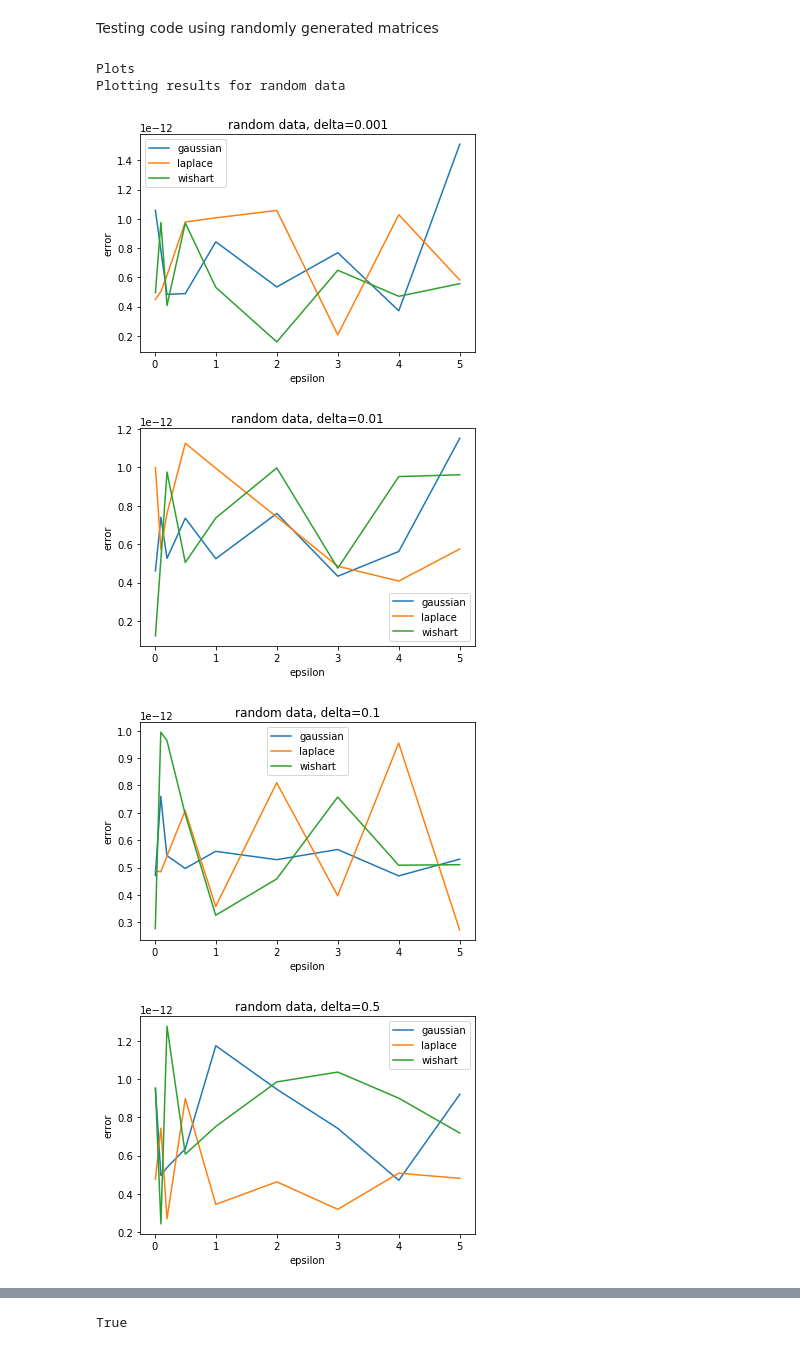
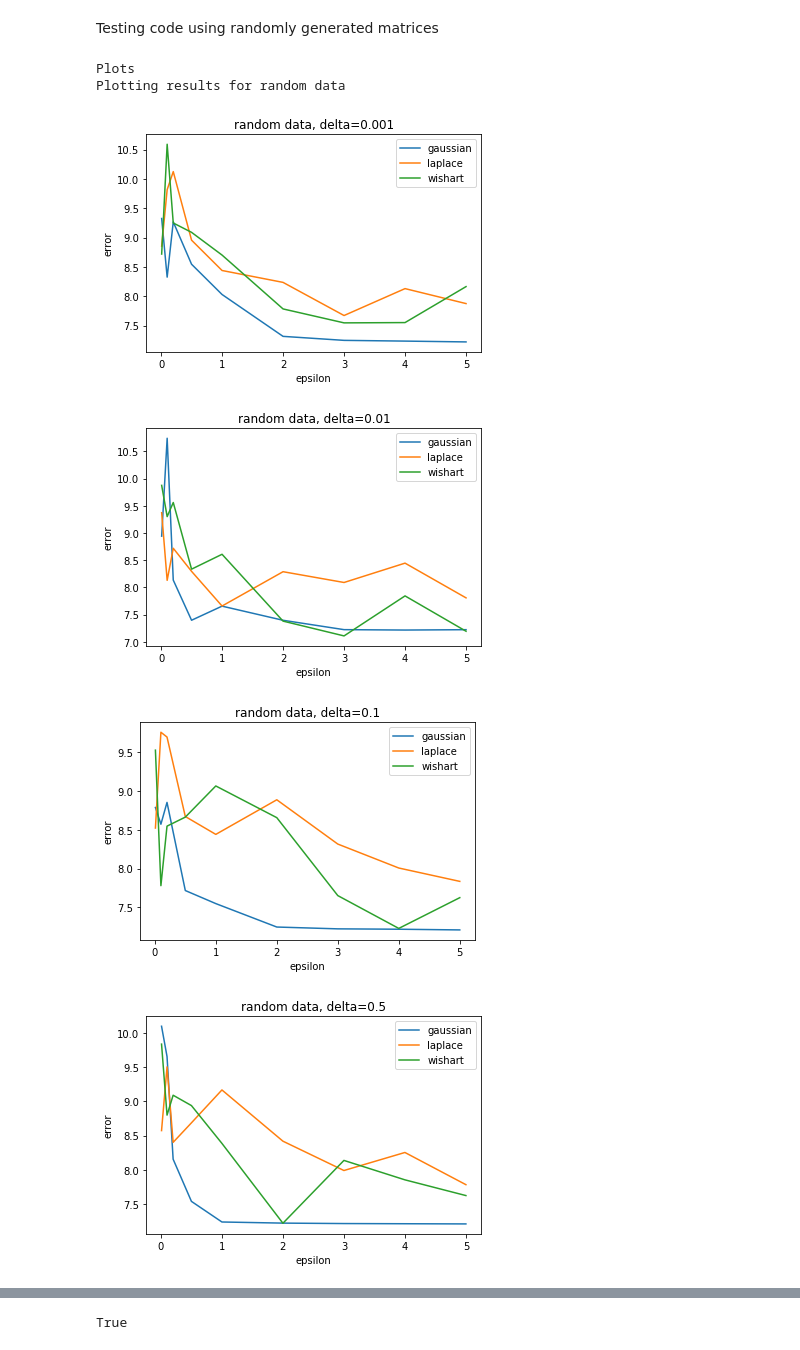
Before and after one commit to rameshrahul/PCA_analysis, a Jupyter notebook: PCA_testing.ipynb, the cells around one changed output, grey strips where cells are left out. Cells and saved outputs as stored; diff of their text form; code cells hidden in the pictures.

Commit message:
incorporated random samples, added graphs

```diff
--- a/PCA_testing.ipynb
+++ b/PCA_testing.ipynb
@@ -41,23 +41,23 @@ for name in data_vars:
 # %%
 import matplotlib.pyplot as plt
 
 print ("Plots")
 
 for name in data_vars:
     print ("Plotting results for {} data".format(name))
     results = results_by_data[name]
     for delta in delta_range:
         for alg in algs:
-            plt.plot(epsilon_range,[o_ring_results[epsilon][delta][alg] for epsilon in epsilon_range], label=alg)
+            plt.plot(epsilon_range,[results[epsilon][delta][alg] for epsilon in epsilon_range], label=alg)
         plt.title('{} data, delta={}'.format(name, delta))
         plt.xlabel('epsilon')
         plt.ylabel('error')
         plt.legend()
         plt.show()
 # %% [output]
 Plots
 Plotting results for random data
-[figure, old version]
+[figure, new version]
-[figure, old version]
+[figure, new version]
-[figure, old version]
+[figure, new version]
-[figure, old version]
+[figure, new version]
```
Also changed, not shown: parts of 1 cell of this notebook.
